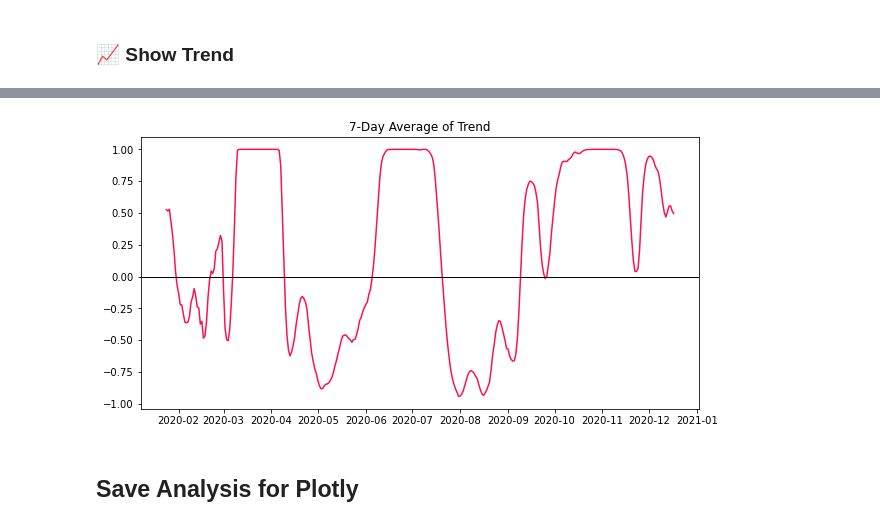
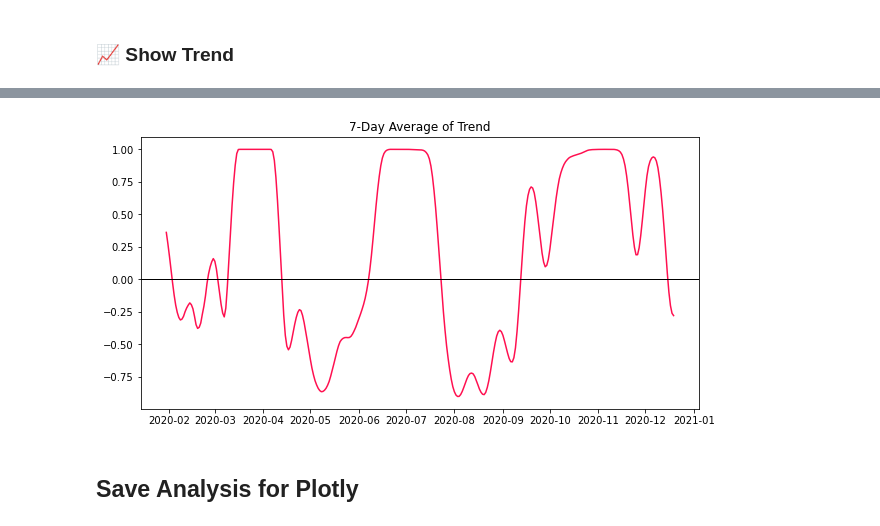
Before and after one commit to tobiaskaechele/Covid-19-Trend-Report, a Jupyter notebook: Covid19-Trend-Report.ipynb, the cells around one changed output, grey strips where cells are left out. Drawn from its saved outputs; the diff is of its cells as text; code cells hidden in the pictures.

```diff
--- a/Covid19-Trend-Report.ipynb
+++ b/Covid19-Trend-Report.ipynb
@@ -383,20 +364,20 @@ plt.show()
 # %%
 def get_7day_average_of_trend(x3, y3_predicted):
     trend = get_trend(y3_predicted)
     df_trend = pd.DataFrame({'trend': trend}, x3)
     return df_trend.trend.rolling(7, min_periods=7).mean()
 
 
 _7day_average_of_trend = get_7day_average_of_trend(x3, y3_predicted)
 us_cases['Trend7'] = np.concatenate([[np.nan, np.nan], _7day_average_of_trend])
 
 fig, ax = plt.subplots(1, 1, figsize=(10, 5))
-ax.plot(us_cases.Date, us_cases.Trend, c=RED)
+ax.plot(us_cases.Date, us_cases.Trend7, c=RED)
 ax.axhline(0, c='black', linewidth=1)
 ax.title.set_text('7-Day Average of Trend')
 plt.show()
 # %% [output]
-[figure, old version]
+[figure, new version]
 # %% [markdown]
 ## Save Analysis for Plotly
 # %%
```
Also changed, not shown: parts of 11 cells of this notebook, 2 other files.
